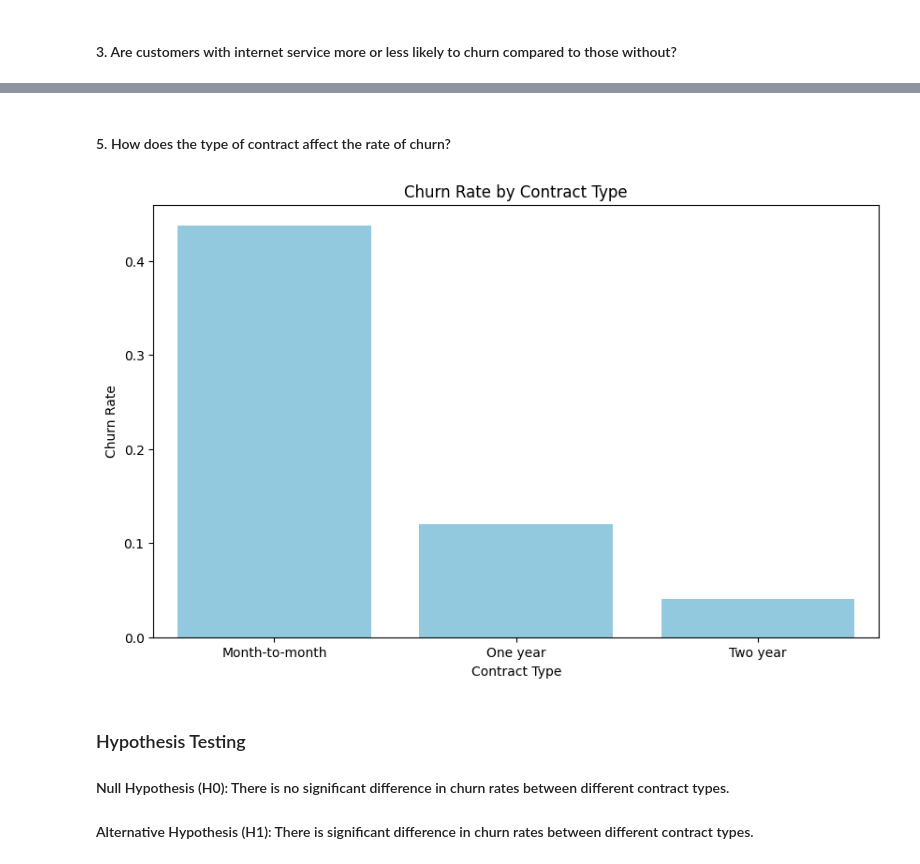
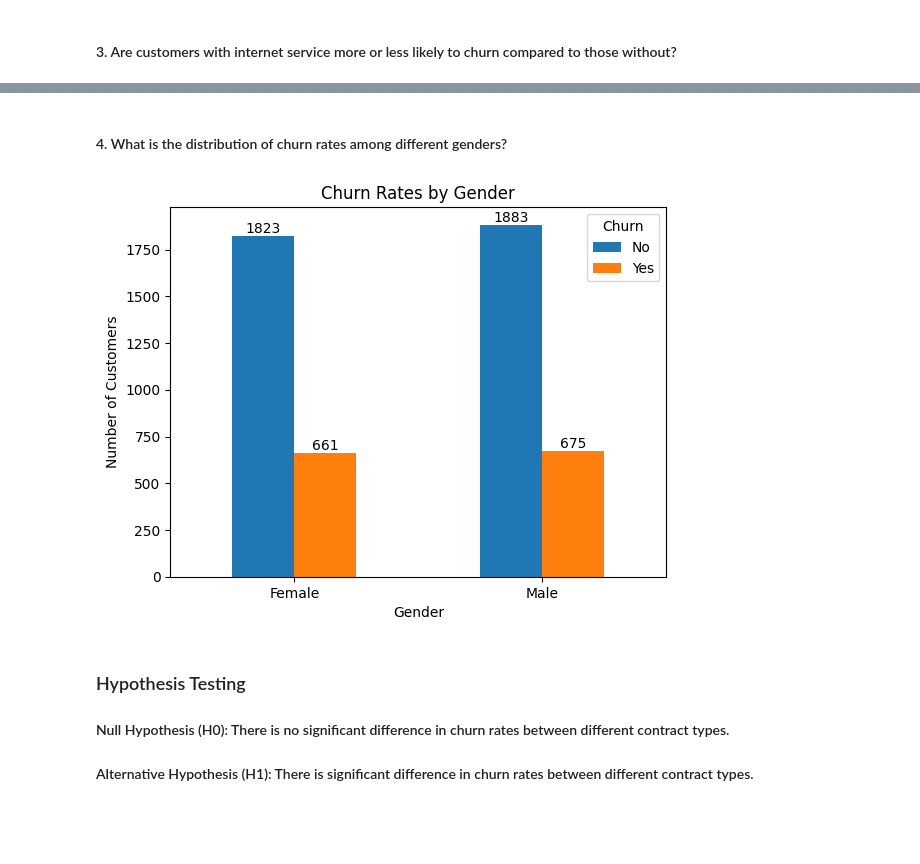
Before and after one commit to Moriahasare/Customer-Churn-Project, a Jupyter notebook: notebook.ipynb, the cells around one changed output, grey strips where cells are left out. Saved outputs shown, nothing was run; the diff lists cells and outputs as text; code cells hidden in the pictures; blank space fills up the shorter version.

```diff
--- a/notebook.ipynb
+++ b/notebook.ipynb
@@ -360,23 +340,25 @@ plt.show()
-# %% [markdown]
-#### 5. How does the type of contract affect the rate of churn?
-# %%
-# Map 'Churn' values to binary (1 for 'Yes', 0 for 'No')
-data['Churn_binary'] = data['Churn'].map({'Yes': 1, 'No': 0})
-
-# Calculate churn rates by contract type
-churn_rates = data.groupby('Contract')['Churn_binary'].mean().reset_index()
-
-plt.figure(figsize=(10, 6))
-sns.barplot(data=churn_rates, x='Contract', y='Churn_binary', color='skyblue')
-plt.xlabel('Contract Type')
-plt.ylabel('Churn Rate')
-plt.title('Churn Rate by Contract Type')
-plt.show()
-
-# Drop the temporary column
-data.drop('Churn_binary', axis=1, inplace=True)
-# %% [output]
-[figure, removed]
+# %% [markdown]
+#### 4. What is the distribution of churn rates among different genders?
+# %%
+# Group the data by "gender" and "Churn" and count the number of customers
+grouped_data = data.groupby(['gender', 'Churn']).size().unstack(fill_value=0)
+
+# Plot the clustered column chart
+ax = grouped_data.plot(kind='bar', stacked=False)
+plt.title('Churn Rates by Gender')
+plt.xlabel('Gender')
+plt.ylabel('Number of Customers')
+plt.legend(title='Churn', loc='upper right')
+plt.xticks(rotation=0)
+
+# Add data labels on top of each bar
+for p in ax.patches:
+    ax.annotate(str(p.get_height()), (p.get_x() + p.get_width() / 2., p.get_height()),
+                ha='center', va='center', xytext=(0, 5), textcoords='offset points')
+
+plt.show()
+# %% [output]
+[figure, added]
 # %% [markdown]
 ### Hypothesis Testing
 
```
Also changed, not shown: parts of 31 cells of this notebook.
